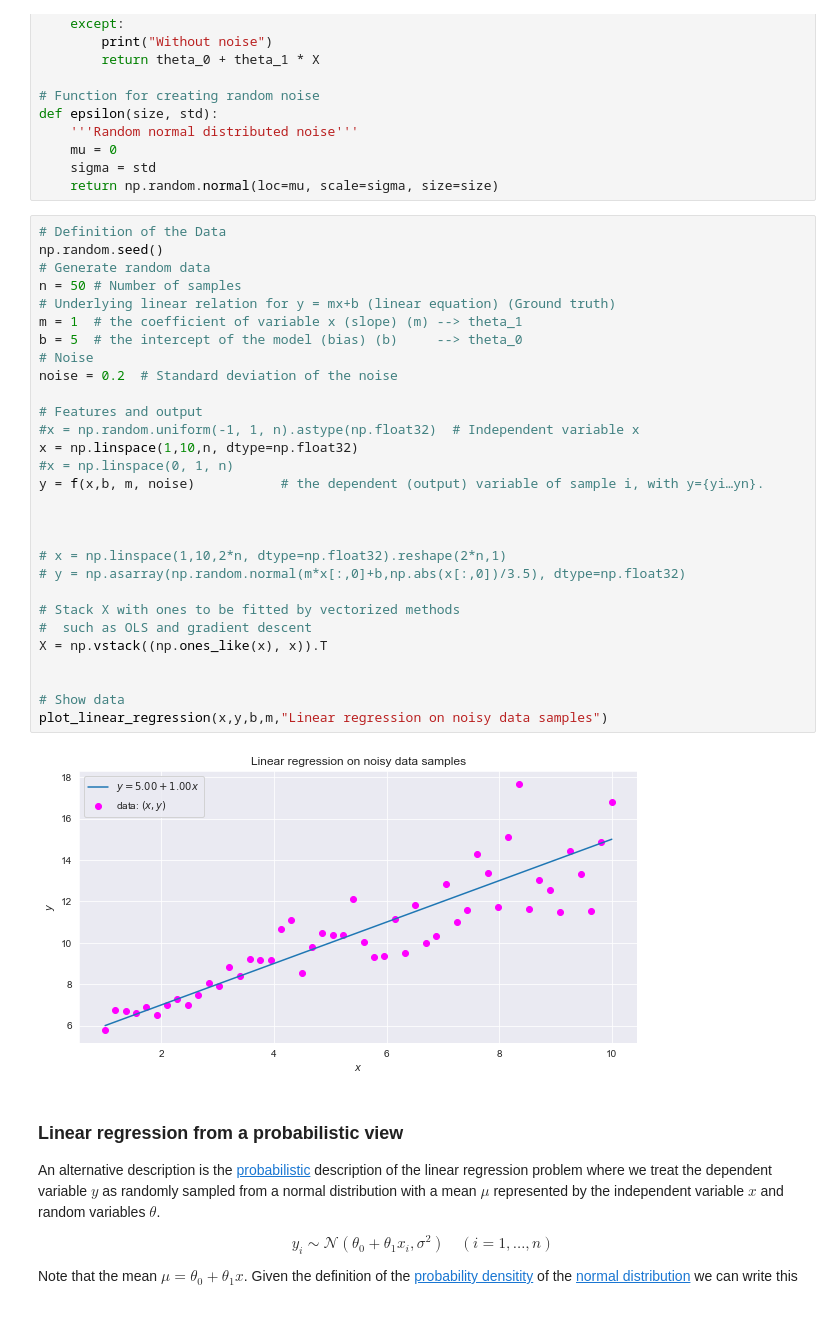
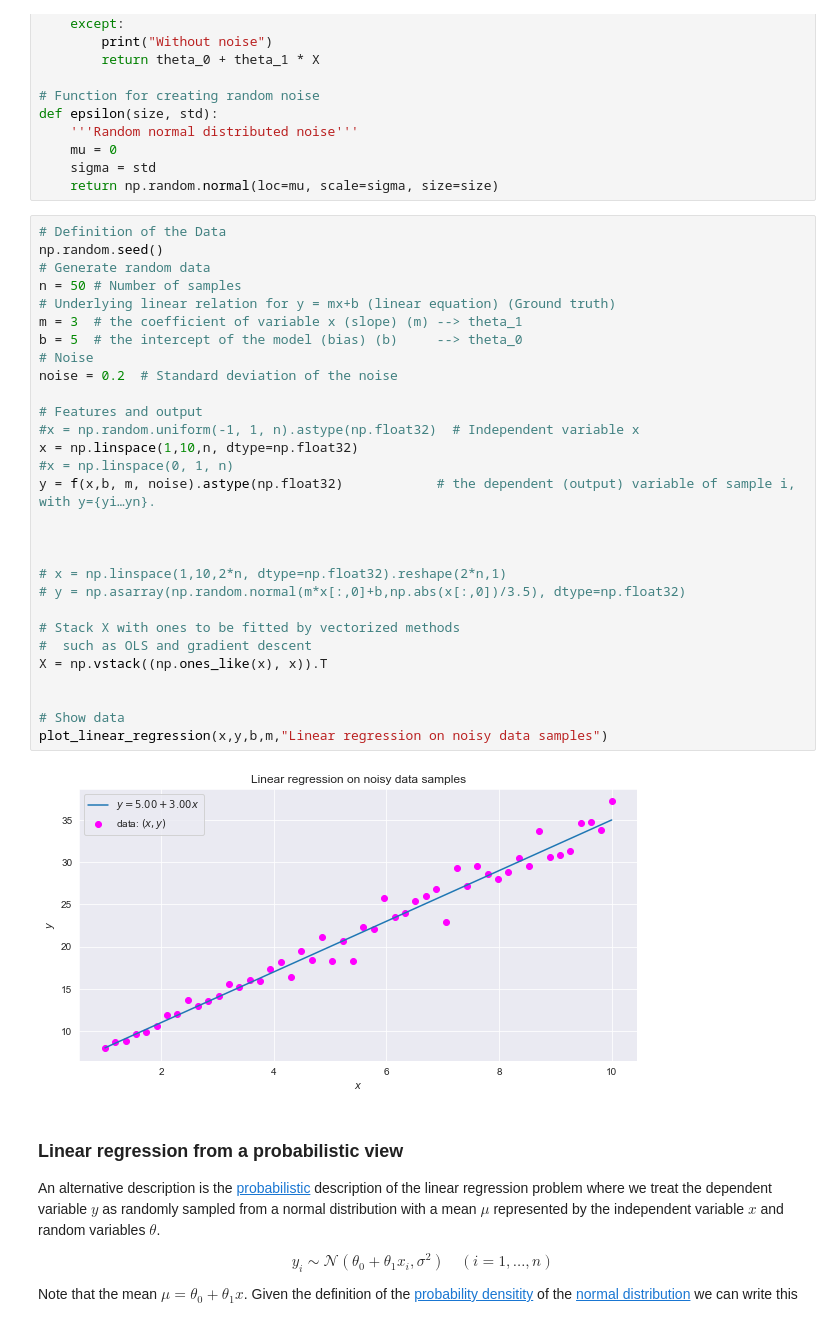
Before and after one commit to kaibrach/machine-learning, a Jupyter notebook: regression-parameter-estimation/linear-regression-parameter-estimation.ipynb, the cells around one changed output. Saved outputs shown, nothing was run; the diff lists cells and outputs as text.

```diff
--- a/regression-parameter-estimation/linear-regression-parameter-estimation.ipynb
+++ b/regression-parameter-estimation/linear-regression-parameter-estimation.ipynb
@@ -98,34 +98,34 @@ def epsilon(size, std):
 # %%
 # Definition of the Data
 np.random.seed()
 # Generate random data
 n = 50 # Number of samples
 # Underlying linear relation for y = mx+b (linear equation) (Ground truth)
-m = 1  # the coefficient of variable x (slope) (m) --> theta_1
+m = 3  # the coefficient of variable x (slope) (m) --> theta_1
 b = 5  # the intercept of the model (bias) (b)     --> theta_0
 # Noise
 noise = 0.2  # Standard deviation of the noise
 
 # Features and output
 #x = np.random.uniform(-1, 1, n).astype(np.float32)  # Independent variable x
 x = np.linspace(1,10,n, dtype=np.float32)
 #x = np.linspace(0, 1, n)
-y = f(x,b, m, noise)           # the dependent (output) variable of sample i, with y={yi…yn}.
+y = f(x,b, m, noise).astype(np.float32)            # the dependent (output) variable of sample i, with y={yi…yn}.
 
 
 
 # x = np.linspace(1,10,2*n, dtype=np.float32).reshape(2*n,1)
 # y = np.asarray(np.random.normal(m*x[:,0]+b,np.abs(x[:,0])/3.5), dtype=np.float32)
 
 # Stack X with ones to be fitted by vectorized methods
 #  such as OLS and gradient descent
 X = np.vstack((np.ones_like(x), x)).T
 
 
 # Show data
 plot_linear_regression(x,y,b,m,"Linear regression on noisy data samples")
 # %% [output]
-[figure, old version]
+[figure, new version]
 # %% [markdown]
 
 ### Linear regression from a probabilistic view
```
Also changed, not shown: parts of 12 cells of this notebook.
